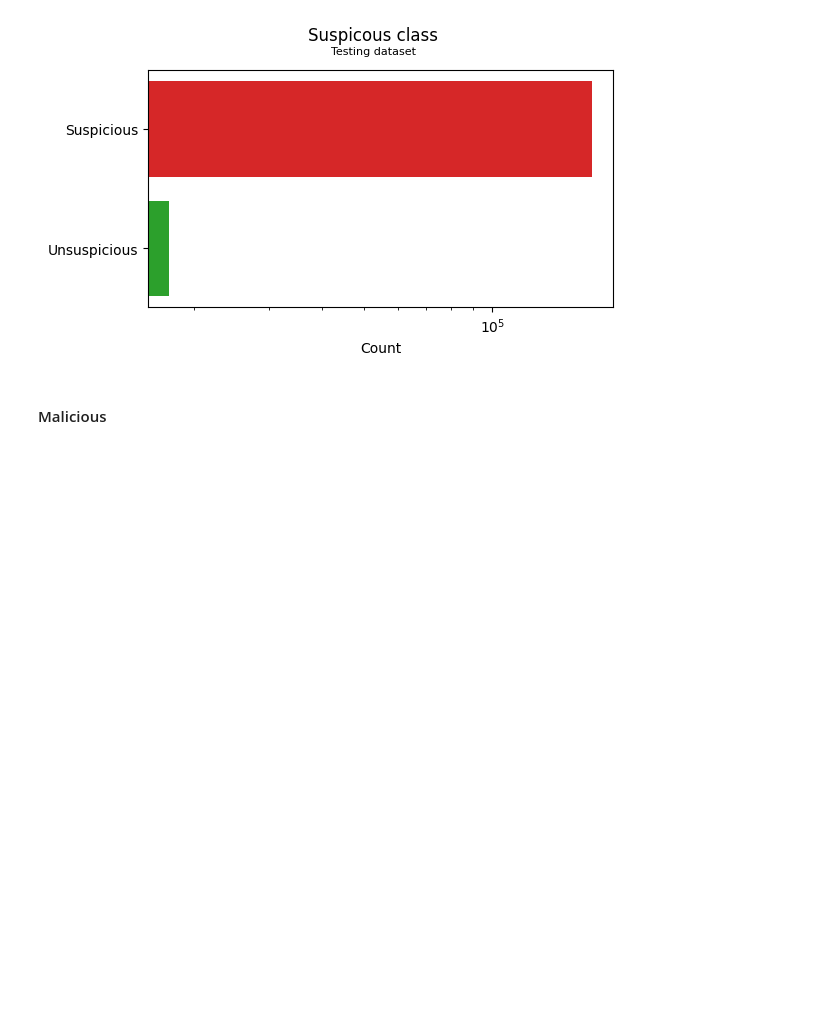
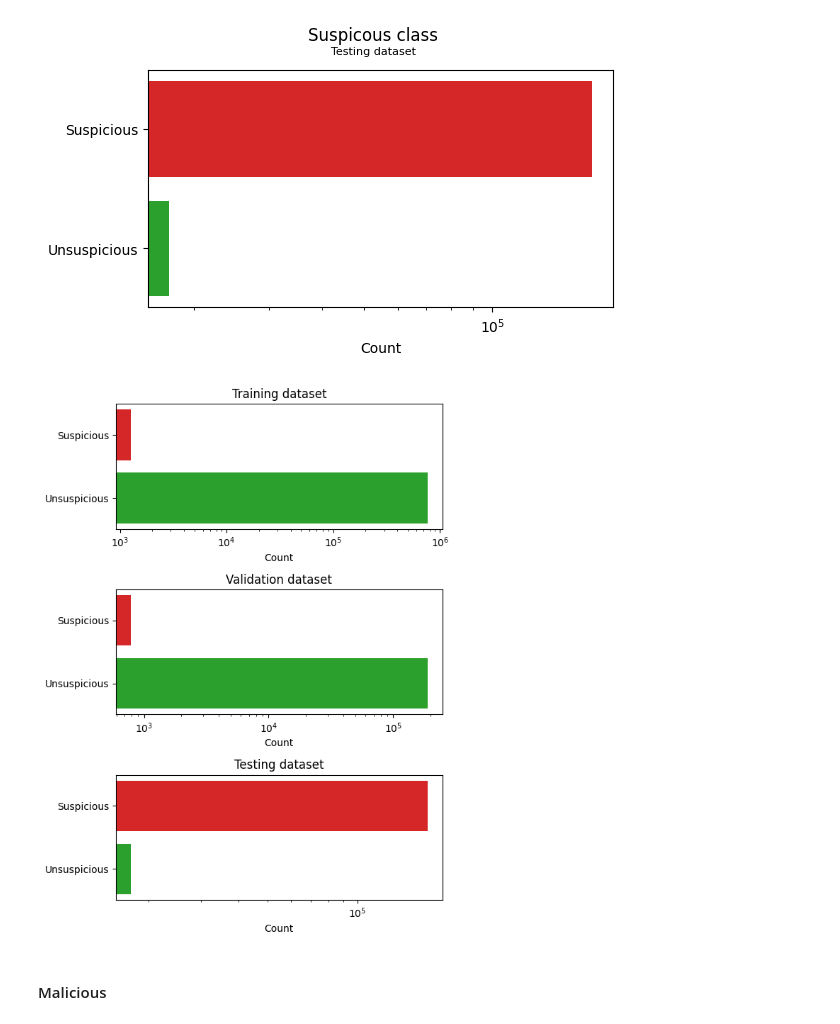
Before and after one commit to moryba/Beth-project, a Jupyter notebook: Data analysis/data analysis.ipynb, the cells around one changed output. Saved outputs shown, nothing was run; the diff lists cells and outputs as text; code cells hidden in the pictures; blank space fills up the shorter version.

```diff
--- a/Data analysis/data analysis.ipynb
+++ b/Data analysis/data analysis.ipynb
@@ -554,6 +554,41 @@ plt.subplots_adjust(top=0.9, wspace=0.3)
 plt.show()
 # %% [output]
 [figure]
+# %%
+fig, axes = plt.subplots(3, 1, figsize=(6, 8))
+
+bar_labels = ['green', 'red']
+bar_colors = ['tab:green', 'tab:red']
+
+sus_train = train_data.groupby(['sus'])[['timestamp']].count()
+labels = ['Unsuspicious', 'Suspicious']
+counts = sus_train.timestamp.values
+axes[0].barh(labels, counts, label=bar_labels, color=bar_colors)
+axes[0].set_xlabel('Count')
+axes[0].set_xscale('log')
+axes[0].set_title('Training dataset')
+
+sus_val = val_data.groupby(['sus'])[['timestamp']].count()
+labels = ['Unsuspicious', 'Suspicious']
+counts = sus_val.timestamp.values
+axes[1].barh(labels, counts, label=bar_labels, color=bar_colors)
+axes[1].set_xlabel('Count')
+axes[1].set_xscale('log')
+axes[1].set_title('Validation dataset')
+
+sus_test = test_data.groupby(['sus'])[['timestamp']].count()
+labels = ['Unsuspicious', 'Suspicious']
+counts = sus_test.timestamp.values
+axes[2].barh(labels, counts, label=bar_labels, color=bar_colors)
+axes[2].set_xlabel('Count')
+axes[2].set_xscale('log')
+axes[2].set_title('Testing dataset')
+
+plt.tight_layout()
+
+plt.show()
+# %% [output]
+[figure, added]
 # %% [markdown]
 #### Malicious
 # %%
```
Also changed, not shown: parts of 4 cells of this notebook, 3 other files.
